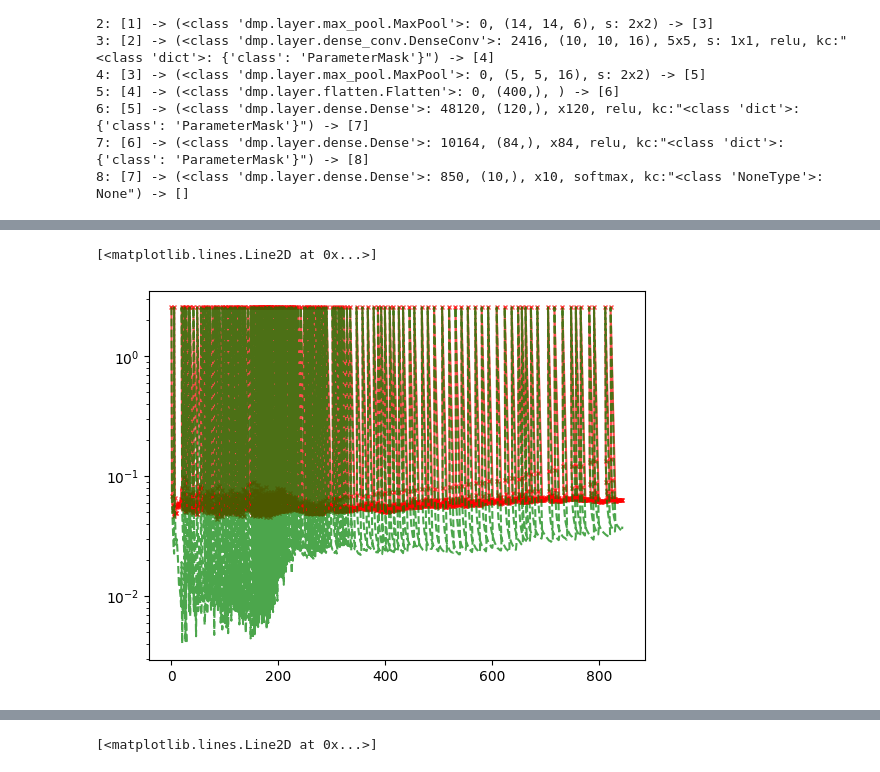
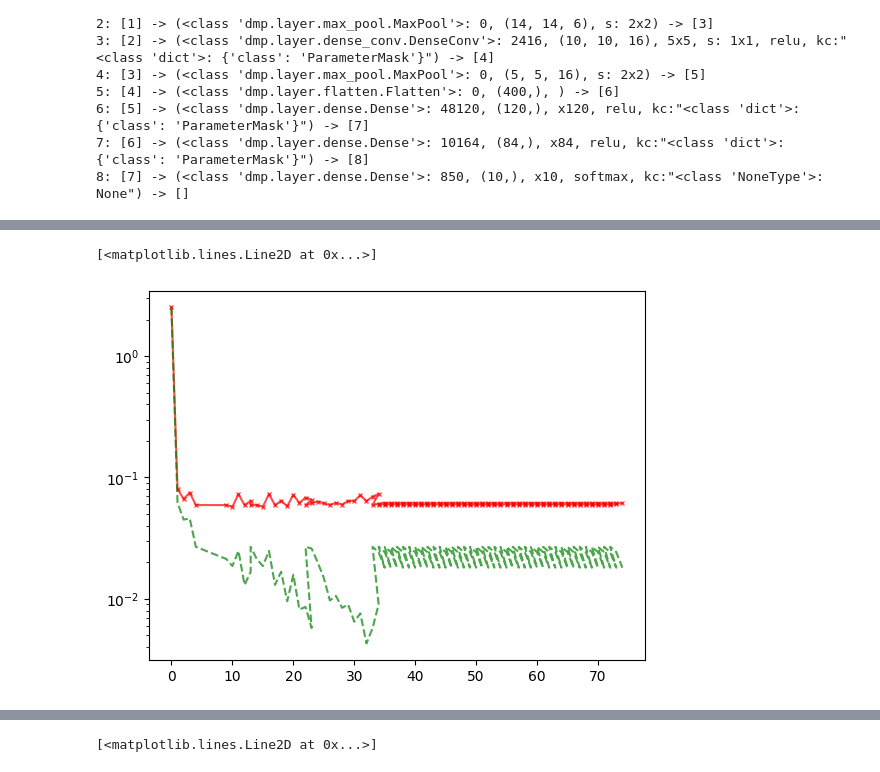
Before and after one commit to NREL/BUTTER-Empirical-Deep-Learning-Experimental-Framework, a Jupyter notebook: example/database_query_example.ipynb, the cells around one changed output, grey strips where cells are left out. Drawn from its saved outputs; the diff is of its cells as text; code cells hidden in the pictures.

```diff
--- a/example/database_query_example.ipynb
+++ b/example/database_query_example.ipynb
@@ -311,8 +295,8 @@ plt.plot(history['fit_epoch'], history['fit_number'], '--g', markersize=3.0, alp
 # %%
-
-
-plt.semilogy(history['epoch'], history['test_loss'], '-xr', markersize=3.0, alpha=.7)
-plt.semilogy(history['epoch'], history['trained_loss'], '--g', markersize=3.0, alpha=.7)
+plt.semilogy(retained["epoch"], retained["test_loss"], "-xr", markersize=3.0, alpha=0.7)
+plt.semilogy(
+    retained["epoch"], retained["trained_loss"], "--g", markersize=3.0, alpha=0.7
+)
 # %% [output]
 [<matplotlib.lines.Line2D at 0x...>]
-[figure, old version]
+[figure, new version]
```
Also changed, not shown: parts of 15 cells of this notebook, 1 other file.
